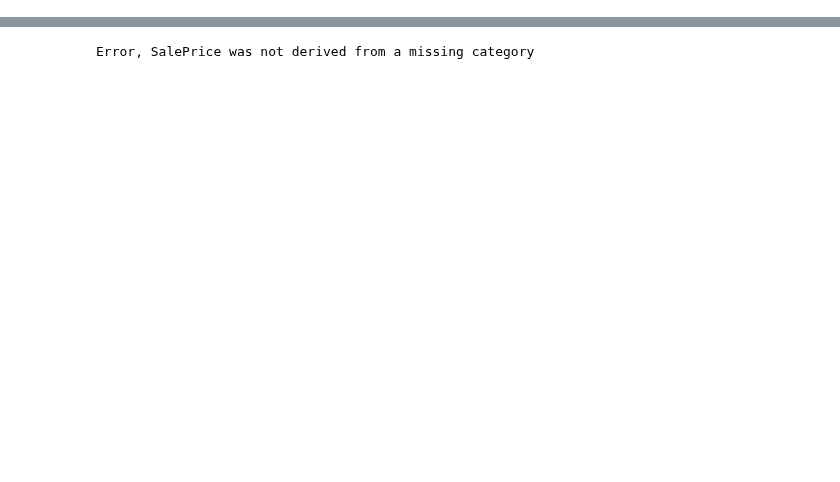
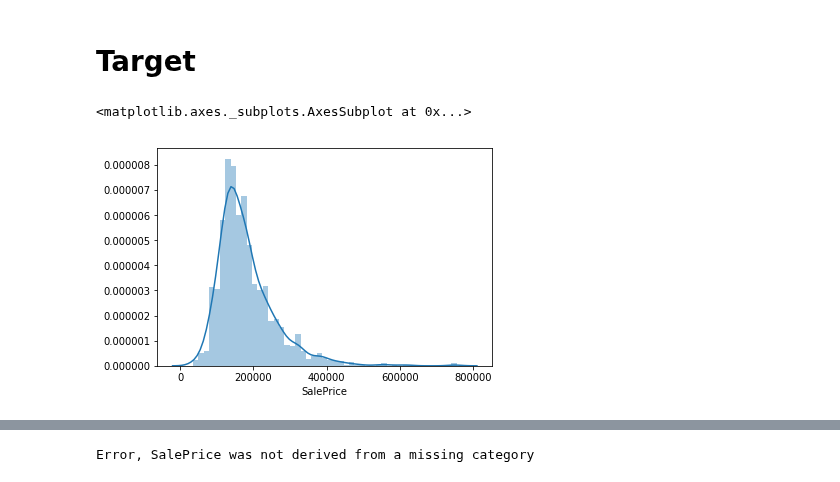
Before and after one commit to cgleach/w207_home_price_predictions_grp1, a Jupyter notebook: price_predictions_group1.ipynb, the cells around one changed output, grey strips where cells are left out. Cells and saved outputs as stored; diff of their text form; code cells hidden in the pictures; blank space fills up the shorter version.

```diff
--- a/price_predictions_group1.ipynb
+++ b/price_predictions_group1.ipynb
@@ -24,0 +47,7 @@ train_df = pd.read_csv("train.csv")
+# %% [markdown]
+# Target
+# %%
+sns.distplot(train_df['SalePrice'])
+# %% [output]
+<matplotlib.axes._subplots.AxesSubplot at 0x...>
+[figure, added]
```
Also changed, not shown: parts of 24 cells of this notebook.
